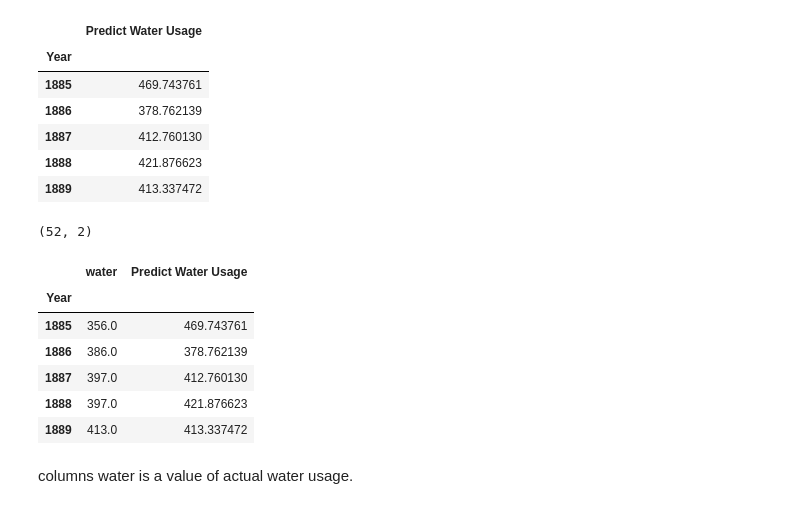
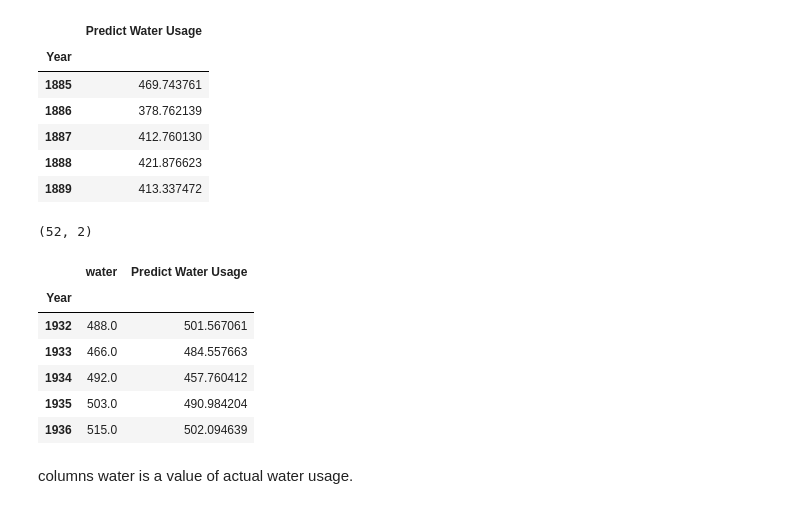
Before and after one commit to nurlailiis/Mid-Test-Python-Use-Case, a Jupyter notebook: No 1/Nur_Laili_Solichah_No_1_Mid_Test_update.ipynb, the cells around one changed output. Drawn from its saved outputs; the diff is of its cells as text; code cells hidden in the pictures.

```diff
--- a/No 1/Nur_Laili_Solichah_No_1_Mid_Test_update.ipynb
+++ b/No 1/Nur_Laili_Solichah_No_1_Mid_Test_update.ipynb
@@ -375,17 +375,17 @@ predict.head()
 # %%
 #merge data training actual and data prediction
 dftrain = X_train.merge(predict, left_index=True, right_index=True)
 print(dftrain.shape)
-dftrain.head()
+dftrain.tail()
 # %% [output]
 (52, 2)
 |  | water | Predict Water Usage |
 | Year |  |  |
-| 1885 | 356.0 | 469.743761 |
-| 1886 | 386.0 | 378.762139 |
-| 1887 | 397.0 | 412.760130 |
-| 1888 | 397.0 | 421.876623 |
-| 1889 | 413.0 | 413.337472 |
+| 1932 | 488.0 | 501.567061 |
+| 1933 | 466.0 | 484.557663 |
+| 1934 | 492.0 | 457.760412 |
+| 1935 | 503.0 | 490.984204 |
+| 1936 | 515.0 | 502.094639 |
 # %% [markdown]
 columns water is a value of actual water usage.
 # %%
```
Also changed, not shown: parts of 4 cells of this notebook.
